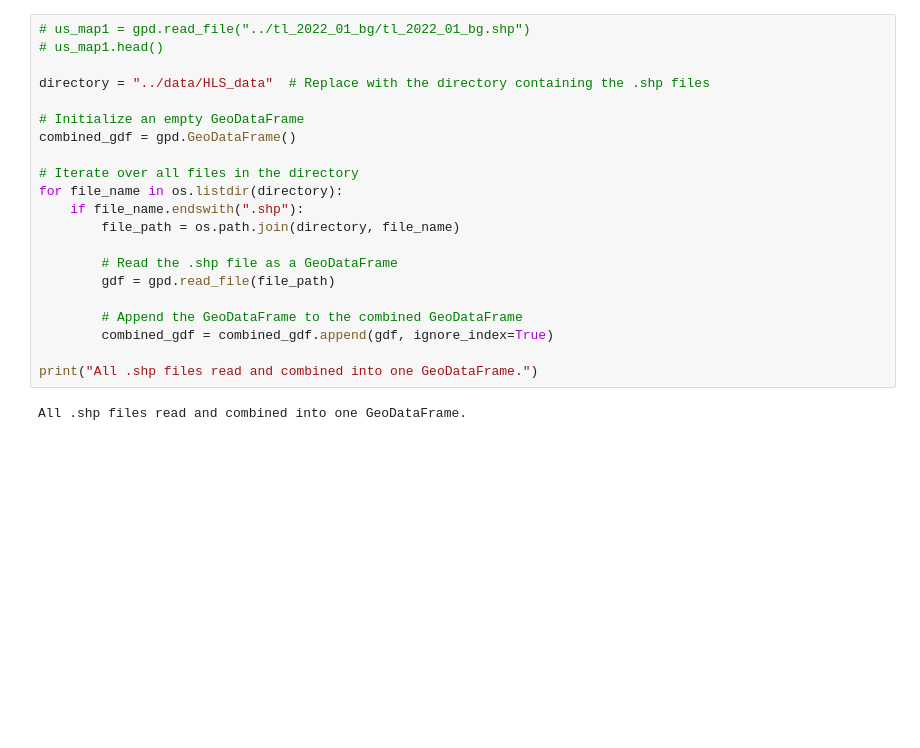
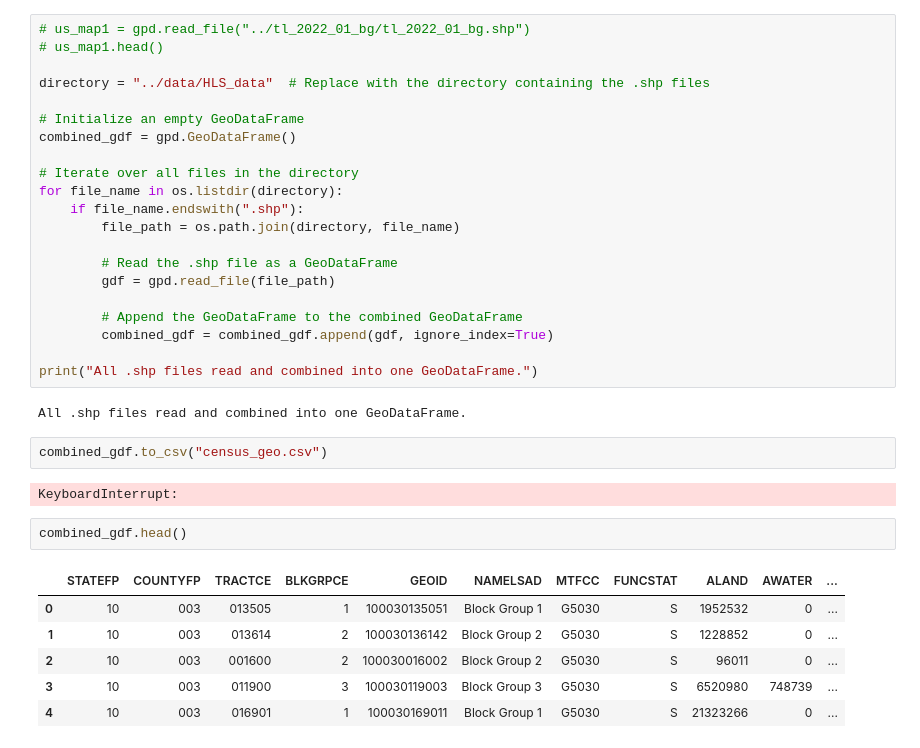
Before and after one commit to jwang3939/HLS_CHC, a Jupyter notebook: scripts/HLS_script.ipynb, the cells around one changed output. Saved outputs shown, nothing was run; the diff lists cells and outputs as text; blank space fills up the shorter version.

```diff
--- a/scripts/HLS_script.ipynb
+++ b/scripts/HLS_script.ipynb
@@ -193,5 +166,18 @@ for file_name in os.listdir(directory):
 print("All .shp files read and combined into one GeoDataFrame.")
 # %% [output]
 All .shp files read and combined into one GeoDataFrame.
+# %%
+combined_gdf.to_csv("census_geo.csv")
+# %% [output]
+KeyboardInterrupt:
+# %%
+combined_gdf.head()
+# %% [output]
+|  | STATEFP | COUNTYFP | TRACTCE | BLKGRPCE | GEOID | NAMELSAD | MTFCC | FUNCSTAT | ALAND | AWATER | ... |
+| 0 | 10 | 003 | 013505 | 1 | 100030135051 | Block Group 1 | G5030 | S | 1952532 | 0 | ... |
+| 1 | 10 | 003 | 013614 | 2 | 100030136142 | Block Group 2 | G5030 | S | 1228852 | 0 | ... |
+| 2 | 10 | 003 | 001600 | 2 | 100030016002 | Block Group 2 | G5030 | S | 96011 | 0 | ... |
+| 3 | 10 | 003 | 011900 | 3 | 100030119003 | Block Group 3 | G5030 | S | 6520980 | 748739 | ... |
+| 4 | 10 | 003 | 016901 | 1 | 100030169011 | Block Group 1 | G5030 | S | 21323266 | 0 | ... |
 # %%
 merged = pd.merge(combined_gdf, hls, left_on = "GEOID", right_on = "Census block group ID")
```
Also changed, not shown: parts of 11 cells of this notebook, 31 other files.
